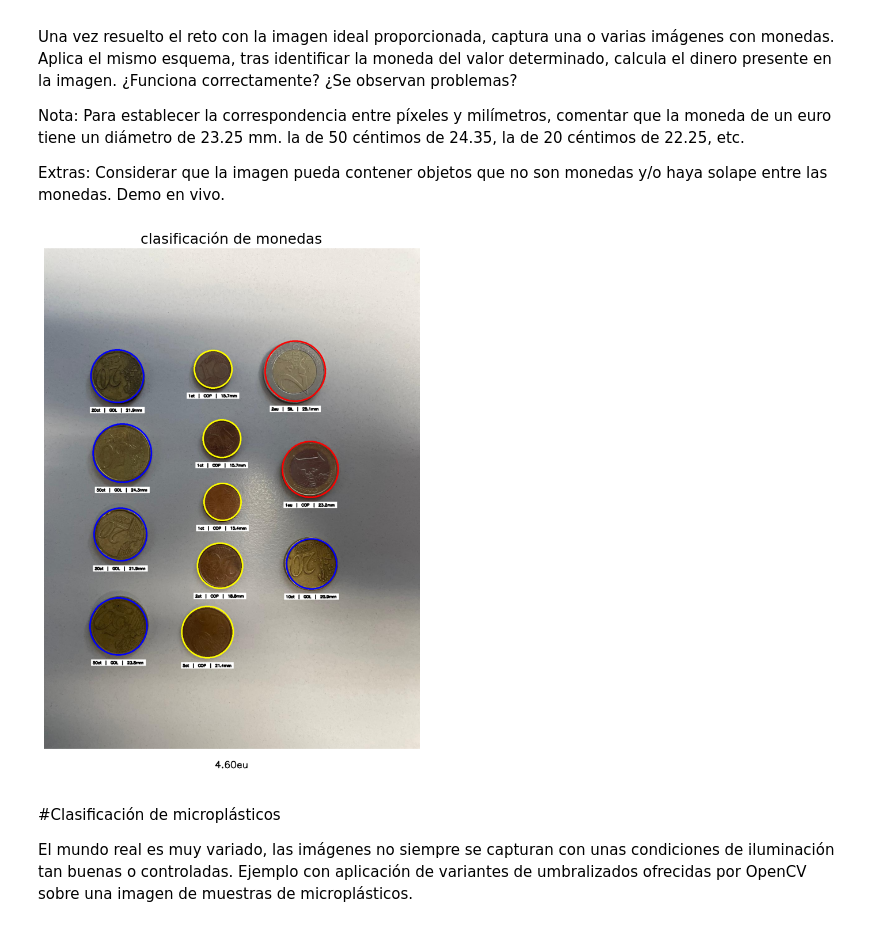
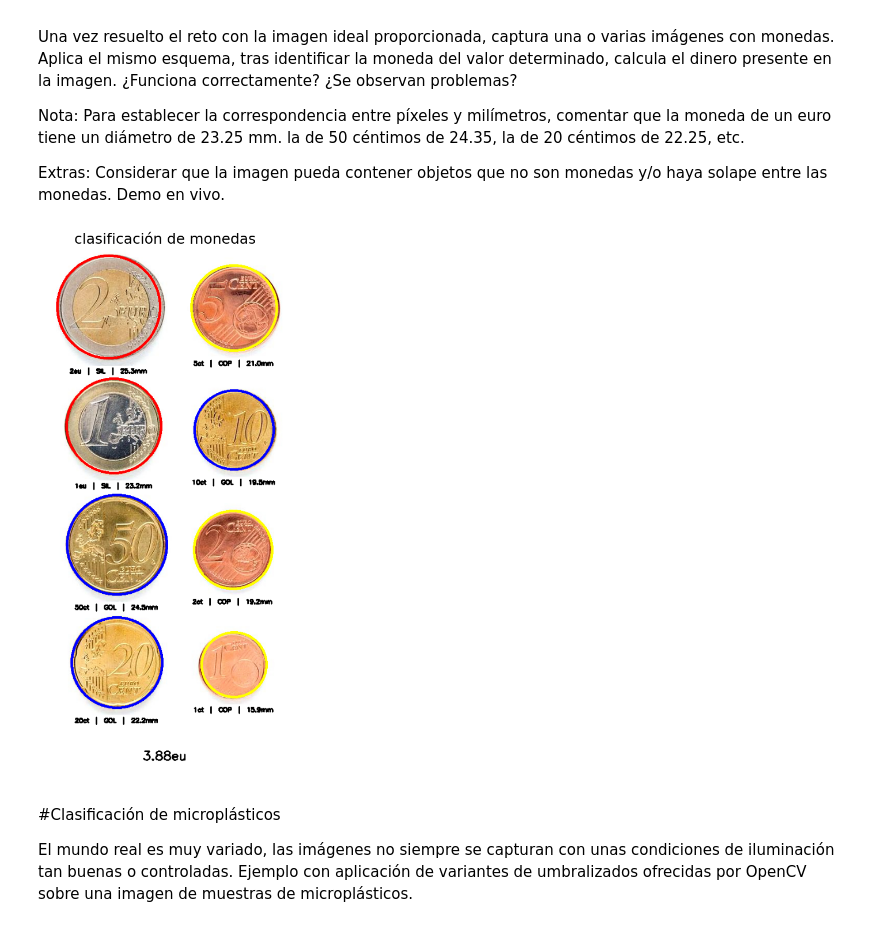
Before and after one commit to maikos08/VC-ULPGC, a Jupyter notebook: VC_P3/VC_P3.ipynb, the cells around one changed output. Drawn from its saved outputs; the diff is of its cells as text; code cells hidden in the pictures.

```diff
--- a/VC_P3/VC_P3.ipynb
+++ b/VC_P3/VC_P3.ipynb
@@ -383,6 +383,7 @@ import cv2
 import math
 import numpy as np
 import matplotlib.pyplot as plt
+from collections import Counter
 
 # Definición de los radios conocidos de las monedas en milímetros
 COIN_RADII_MM = {
@@ -398,25 +399,23 @@ COIN_RADII_MM = {
 
 # Función para seleccionar la moneda de referencia (1 euro) mediante clic del ratón
 def select_reference_coin(event, x, y, flags, params):
-
     global reference_coin
     if event == cv2.EVENT_LBUTTONDOWN and circles is not None:
         for idx, (cx, cy, r) in enumerate(circles[0, :]):
-            # Verifica si el clic está dentro del círculo
-            if math.hypot(x - cx, y - cy) <= r:
+            # Ensure coordinates are within bounds and cast to float to avoid overflow
+            cx, cy, x, y = map(float, [cx, cy, x, y])
+            if np.hypot(x - cx, y - cy) <= r:
                 reference_coin = (cx, cy, r)
-                # Dibuja un círculo rojo y etiqueta la moneda seleccionada como "1 Euro"
-                cv2.circle(display_img, (cx, cy), r, (0, 0, 255), 3)
-                cv2.putText(display_img, "1 Euro", (cx - 40, cy - r - 10),
+                cv2.circle(display_img, (int(cx), int(cy)), int(r), (0, 0, 255), 3)
+                cv2.putText(display_img, "1 Euro", (int(cx - 40), int(cy - r - 10)),
                             cv2.FONT_HERSHEY_TRIPLEX, 0.8, (0, 0, 255), 2)
                 cv2.imshow("clica en la moneda de 1€", display_img)
                 cv2.waitKey(500)
                 cv2.destroyAllWindows()
                 return
 
-# Función para analizar el color promedio en HSV de un parche alrededor de un punto
+# Función para analizar el color promedio en HSV
 def analyze_coin_color(x, y, patch_size=5):
-
     height, width = img_hsv.shape[:2]
     half = patch_size // 2
     x1, x2 = max(x - half, 0), min(x + half + 1, width)
@@ -444,7 +443,9 @@ def analyze_coin_color(x, y, patch_size=5):
         return "UNKNOWN"
 
 # 1. Carga y preprocesamiento de la imagen
-img = cv2.imread('Monedas 3.jpg')  # Carga la imagen
+img = cv2.imread('Monedas.jpg')  # Carga la imagen
+if img is None:
+    raise FileNotFoundError("No se pudo cargar la imagen 'Monedas 3.jpg'. Verifica la ruta.")
 img_hsv = cv2.cvtColor(img, cv2.COLOR_BGR2HSV)  # Convierte a espacio de color HSV
 img_gray = cv2.cvtColor(img, cv2.COLOR_BGR2GRAY)  # Convierte a escala de grises
 img_blurred = cv2.medianBlur(img_gray, 5)  # Aplica desenfoque para reducir ruido
@@ -471,18 +472,16 @@ size_classifications = []
 for idx, r in circle_radii.items():
     cx, cy, _ = circles[0, idx - 1]
     radius_mm = r / reference_coin[2] * COIN_RADII_MM[100] if reference_coin else 0
-    # Encuentra los dos valores de moneda más cercanos según el radio
     differences = [(value, abs(radius_mm - r_mm)) for value, r_mm in COIN_RADII_MM.items()]
     differences.sort(key=lambda x: x[1])
     size_classifications.append((idx, [differences[0][0], differences[1][0]]))
 
-# 5. Clasificación por color usando el método HSV mejorado con múltiples muestras
+# 5. Clasificación por color usando el método HSV
 INITIAL_PATCH_SIZE = 5
 LARGER_PATCH_SIZE = 10
 coin_colors = {}
 for idx, (cx, cy, r) in enumerate(circles[0, :], 1):
     cx, cy = int(cx), int(cy)
-    # Toma muestras en varios puntos: centro, izquierda, derecha, arriba, abajo
     points = [
         (cx, cy),  # centro
         (int(cx - 0.9 * r), cy),  # izquierda
@@ -491,22 +490,14 @@ for idx, (cx, cy, r) in enumerate(circles[0, :], 1):
         (cx, int(cy + 0.9 * r))   # abajo
     ]
 
-    # Analiza colores iniciales
     colors_initial = [analyze_coin_color(px, py, INITIAL_PATCH_SIZE) for px, py in points]
-    center_color = colors_initial[0]
-    edge_colors = colors_initial[1:]
-
-    # Cuenta ocurrencias
-    from collections import Counter
     color_count = Counter(colors_initial)
 
-    # Lógica refinada: prefiere PLATA si está presente, sino el color mayoritario
-    if "PLATA" in color_count:
+    if "SILVER" in color_count:
         final_color = "SILVER"
     else:
         final_color = color_count.most_common(1)[0][0] if color_count else "UNKNOWN"
 
-    # Si es ambiguo, usa un parche más grande en el centro y bordes
     if final_color == "UNKNOWN" or len(set(colors_initial)) > 2:
         colors_large = [analyze_coin_color(px, py, LARGER_PATCH_SIZE) for px, py in points]
         color_count = Counter(colors_large)
@@ -518,14 +509,13 @@ for idx, (cx, cy, r) in enumerate(circles[0, :], 1):
     coin_colors[idx] = final_color
 
 # 6. Combinación de clasificaciones por tamaño y color
-COPPER_COINS = [1, 2, 5]  # Monedas de cobre
-GOLD_COINS = [10, 20, 50]  # Monedas doradas
-SILVER_COINS = [100, 200]  # Monedas plateadas
+COPPER_COINS = [1, 2, 5]
+GOLD_COINS = [10, 20, 50]
+SILVER_COINS = [100, 200]
 final_classifications = []
 
 for idx, candidates in size_classifications:
     color = coin_colors.get(idx, "UNKNOWN")
-    # Determina el grupo de monedas según el color
     color_group = (
         COPPER_COINS if color == "COPPER" else
         GOLD_COINS if color == "GOLD" else
@@ -552,7 +542,6 @@ for _, value, _ in final_classifications:
     coin_counts[value] += 1
     total_cents += value
 
-# Formatea el total en euros y céntimos
 euros, cents = divmod(total_cents, 100)
 total_text = f"{euros}.{cents:02d}eu"
 
@@ -564,50 +553,48 @@ for idx, value, color in final_classifications:
     label = f"{value//100}eu" if value >= 100 else f"{value}ct"
     text = f"{label}  |  {color[:3]}  |  {radius_mm:.1f}mm"
 
-    # Asigna color del borde según la clasificación final
-    if value in [1, 2, 5]:          # Monedas de cobre
-        border_color = (0, 255, 255)   # Amarillo
-    elif value in [10, 20, 50]:      # Monedas doradas
-        border_color = (255, 0, 0)     # Azul
-    elif value in [100, 200]:        # Monedas plateadas (euros)
-        border_color = (0, 0, 255)     # Rojo
+    if value in [1, 2, 5]:
+        border_color = (0, 255, 255)  # Amarillo
+    elif value in [10, 20, 50]:
+        border_color = (255, 0, 0)    # Azul
+    elif value in [100, 200]:
+        border_color = (0, 0, 255)    # Rojo
 
     cv2.circle(img_final, (int(cx), int(cy)), int(r), border_color, 3)
 
-    # Agrega texto con fondo, debajo de la moneda
     font = cv2.FONT_HERSHEY_SIMPLEX
     scale = max(0.2, min(0.4, r / 100.0))
     thickness = 1 if r < 50 else 2
     text_size = cv2.getTextSize(text, font, scale, thickness)[0]
     text_x, text_y = int(cx - text_size[0] / 2), int(cy + text_size[1] / 2 + r + 25)
 
     cv2.rectangle(img_final, (text_x - 5, text_y - text_size[1] - 5),
                   (text_x + text_size[0] + 5, text_y + 5), (255, 255, 255), -1)
     cv2.putText(img_final, text, (text_x, text_y), font, scale, (0, 0, 0), thickness)
 
 # 9. Agrega el valor total centrado en la parte inferior
 height, width = img_final.shape[:2]
 extra_height = 100
 img_with_total = np.zeros((height + extra_height, width, 3), dtype=np.uint8)
 img_with_total[:height, :width] = img_final
-img_with_total[height:height + extra_height, :width] = 255  # Fondo blanco
+img_with_total[height:height + extra_height, :width] = 255
 
 font = cv2.FONT_HERSHEY_SIMPLEX
 scale = max(0.8, min(1.5, width / 1200.0))
 thickness = 2
 text_size = cv2.getTextSize(total_text, font, scale, thickness)[0]
 text_x = (width - text_size[0]) // 2
 text_y = height + 60
 cv2.putText(img_with_total, total_text, (text_x, text_y), font, scale, (0, 0, 0), thickness)
 
 # 10. Muestra la imagen final con las clasificaciones y el valor total
 plt.figure(figsize=(18, 12))
 plt.imshow(cv2.cvtColor(img_with_total, cv2.COLOR_BGR2RGB))
 plt.axis("off")
 plt.title("clasificación de monedas", fontsize=18)
 plt.show()
 # %% [output]
-[figure, old version]
+[figure, new version]
 # %% [markdown]
 #Clasificación de microplásticos
 
```
